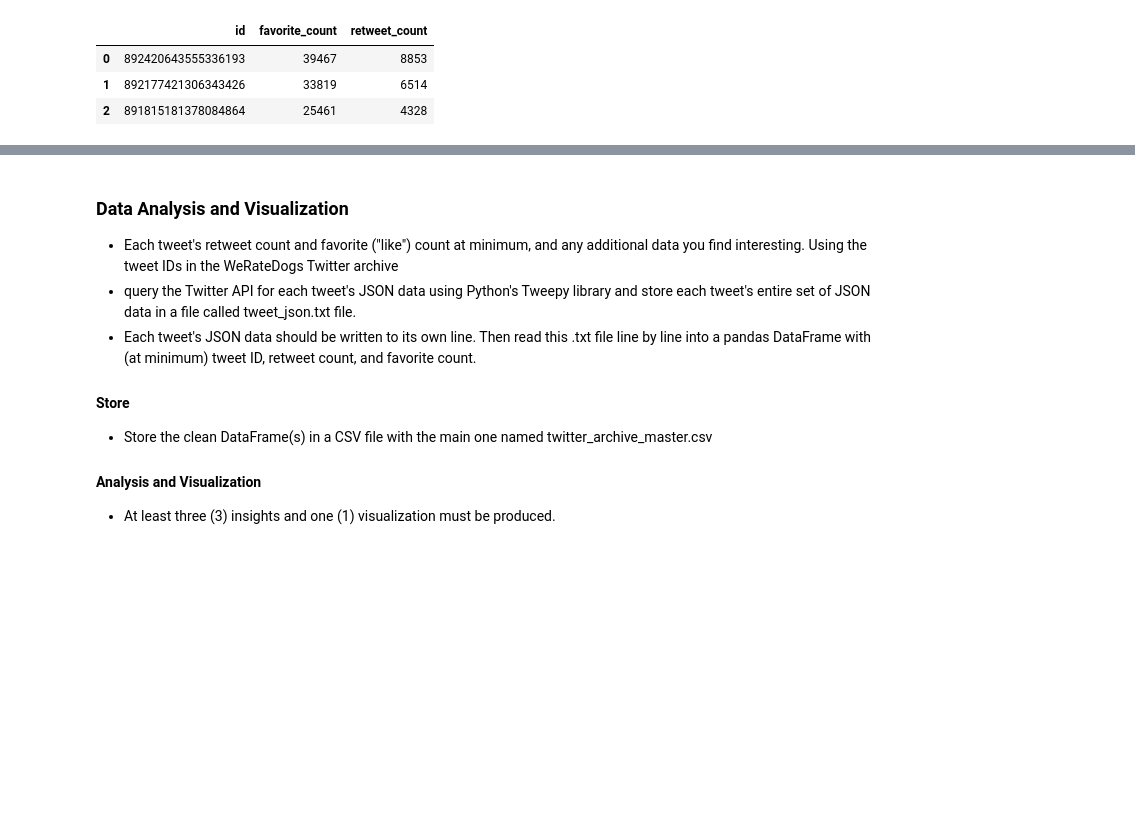
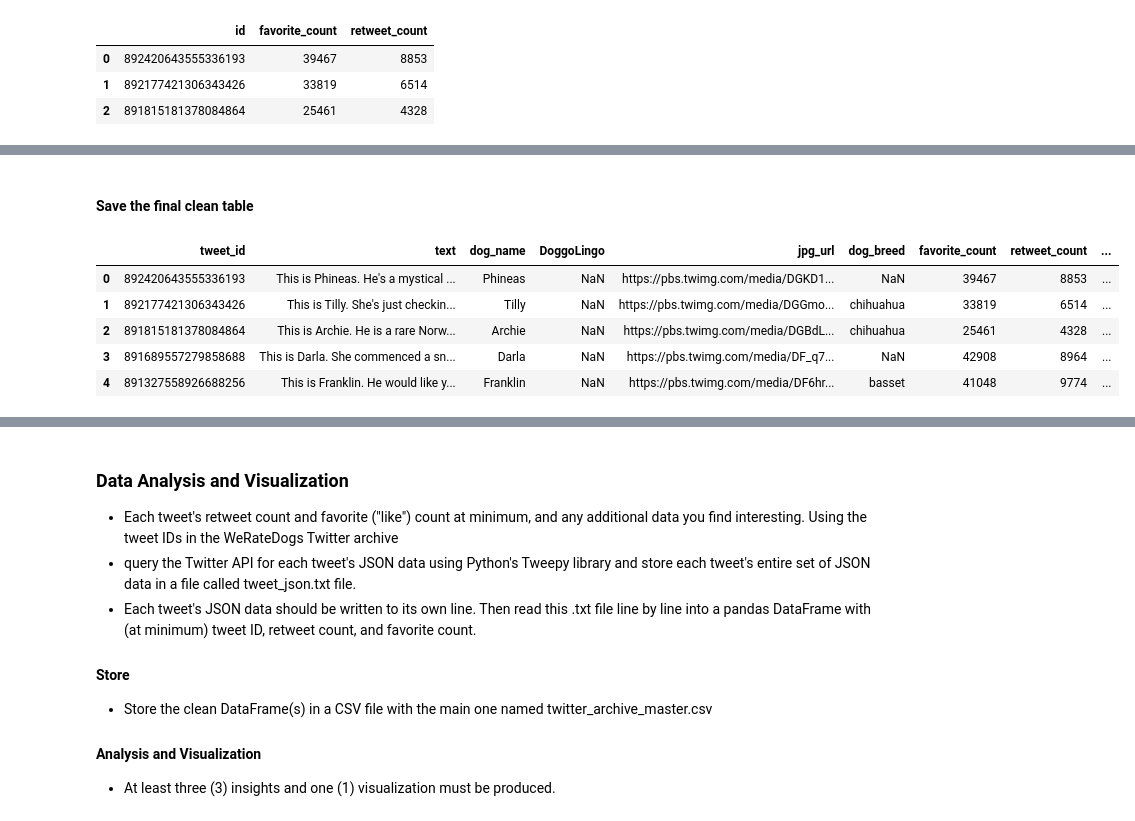
Before and after one commit to GAltuwaijri/Wrangle_and_Analyze_Twitter_Data, a Jupyter notebook: wrangle_act.ipynb, the cells around one changed output, grey strips where cells are left out. Saved outputs shown, nothing was run; the diff lists cells and outputs as text; code cells hidden in the pictures; blank space fills up the shorter version.

Commit message:
Adding the assesing and cleaning parts
Adding the assesing and cleaning parts to the wrangle_act

```diff
--- a/wrangle_act.ipynb
+++ b/wrangle_act.ipynb
@@ -180,0 +723,3 @@ df3.head(3)
+# %%
+# Set name column to capitalize the first letter.
+df_marged['dog_name'] = df_marged.dog_name.str.capitalize()
@@ -180,0 +748,2 @@ df3.head(3)
+# %%
+df_marged['dog_name'] = df_marged['dog_name'].replace('None', np.nan)
@@ -180,0 +764,5 @@ df3.head(3)
+# %%
+not_dogs = df_marged.loc[df_marged.text.str.match('.*only rate dogs')]
+#drop retweets
+df_marged.drop(not_dogs.index,axis= 0,inplace=True)
+len(not_dogs)
@@ -180,0 +784,4 @@ df3.head(3)
+# %%
+df_marged['dog_breed'] = df_marged['dog_breed'].astype('str')
+df_marged['dog_breed'] = df_marged['dog_breed'].str.lower().str.replace('_', ' ').str.replace('-', ' ')
+df_marged['dog_breed'] = df_marged['dog_breed'].replace('nan', np.nan)
@@ -180,0 +804,11 @@ df3.head(3)
+# %% [markdown]
+#### Save the final clean table
+# %%
+df_marged.head()
+# %% [output]
+|  | tweet_id | text | dog_name | DoggoLingo | jpg_url | dog_breed | favorite_count | retweet_count | ... |
+| 0 | 892420643555336193 | This is Phineas. He's a mystical ... | Phineas | NaN | https://pbs.twimg.com/media/DGKD1... | NaN | 39467 | 8853 | ... |
+| 1 | 892177421306343426 | This is Tilly. She's just checkin... | Tilly | NaN | https://pbs.twimg.com/media/DGGmo... | chihuahua | 33819 | 6514 | ... |
+| 2 | 891815181378084864 | This is Archie. He is a rare Norw... | Archie | NaN | https://pbs.twimg.com/media/DGBdL... | chihuahua | 25461 | 4328 | ... |
+| 3 | 891689557279858688 | This is Darla. She commenced a sn... | Darla | NaN | https://pbs.twimg.com/media/DF_q7... | NaN | 42908 | 8964 | ... |
+| 4 | 891327558926688256 | This is Franklin. He would like y... | Franklin | NaN | https://pbs.twimg.com/media/DF6hr... | basset | 41048 | 9774 | ... |
```
Also changed, not shown: parts of 79 cells of this notebook, 1 other file.
